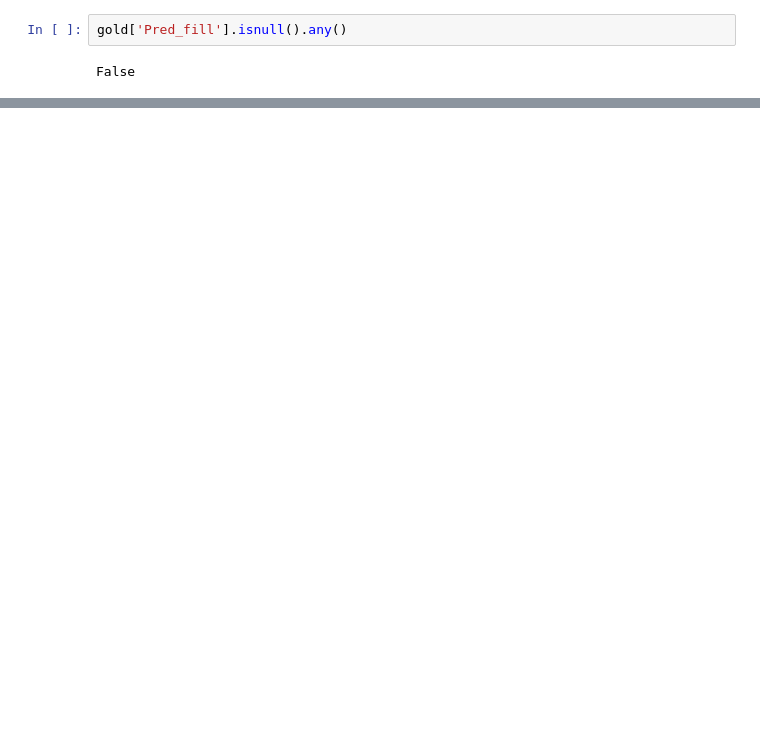
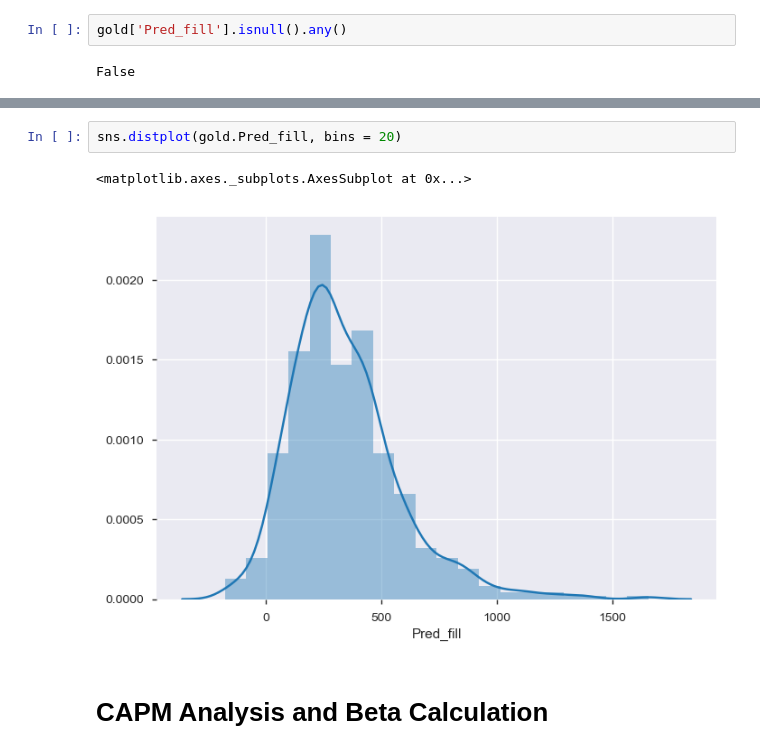
Before and after one commit to atkrish0/securitized-asset-analysis, a Jupyter notebook: 3 - Regression - Beta Calculation.ipynb, the cells around one changed output, grey strips where cells are left out. Cells and saved outputs as stored; diff of their text form; blank space fills up the shorter version.

```diff
--- a/3 - Regression - Beta Calculation.ipynb
+++ b/3 - Regression - Beta Calculation.ipynb
@@ -232,0 +257,7 @@ False
+# %%
+sns.distplot(gold.Pred_fill, bins = 20)
+# %% [output]
+<matplotlib.axes._subplots.AxesSubplot at 0x...>
+[figure, added]
+# %% [markdown]
+# CAPM Analysis and Beta Calculation
```
Also changed, not shown: parts of 33 cells of this notebook.
